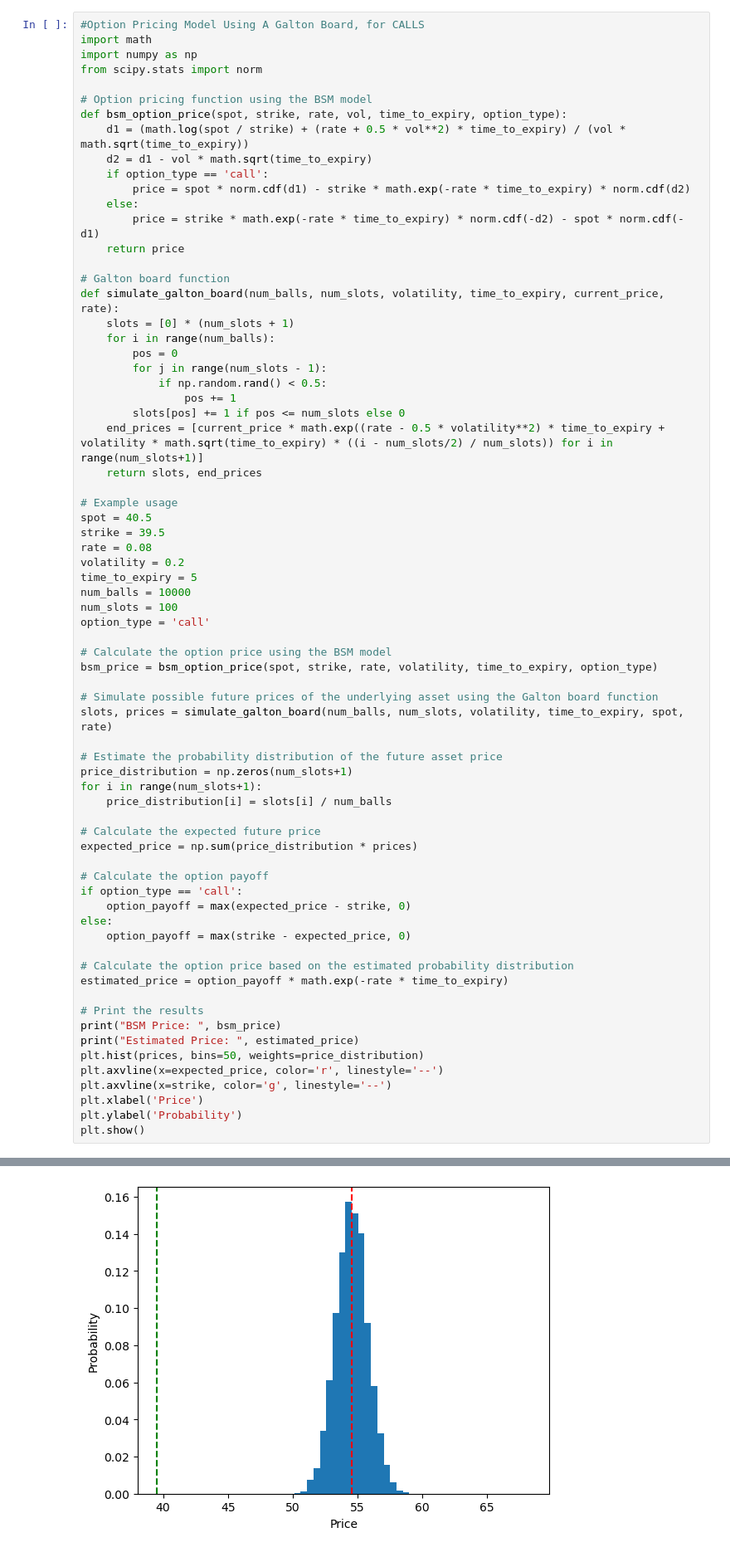
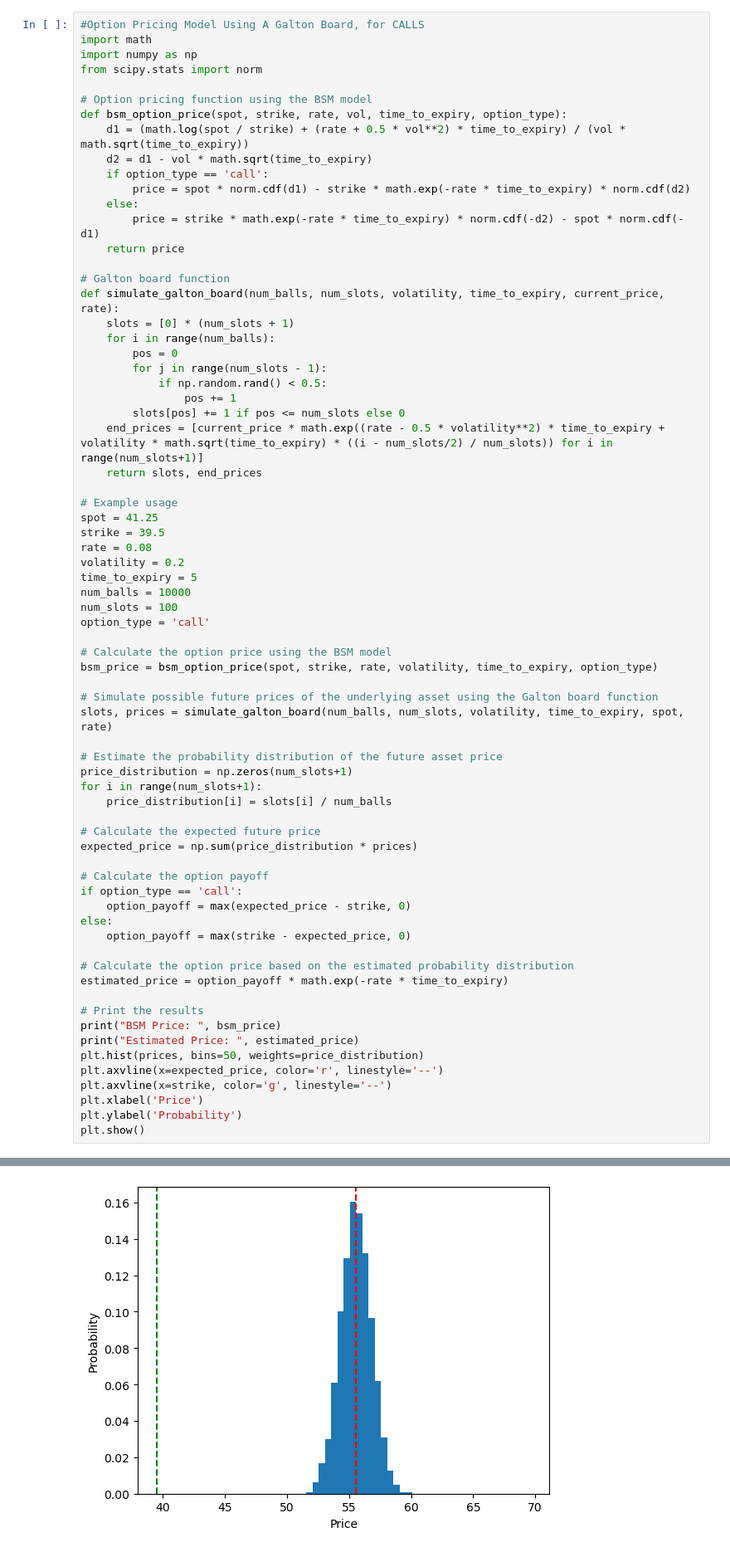
Before and after one commit to Photon1c/ChatGPT_GammaSandbox, a Jupyter notebook: jupyter_notebooks/financialanalysistools/Galton-Option-Pricing-Model.ipynb, the cells around one changed output, grey strips where cells are left out. Shown at 83% size. Saved outputs shown, nothing was run; the diff lists cells and outputs as text.

```diff
--- a/jupyter_notebooks/financialanalysistools/Galton-Option-Pricing-Model.ipynb
+++ b/jupyter_notebooks/financialanalysistools/Galton-Option-Pricing-Model.ipynb
@@ -27,7 +27,7 @@ def simulate_galton_board(num_balls, num_slots, volatility, time_to_expiry, curr
     return slots, end_prices
 
 # Example usage
-spot = 40.5
+spot = 41.25
 strike = 39.5
 rate = 0.08
 volatility = 0.2
@@ -74,4 +74,4 @@ Estimated Price:  10.09111855660211
-[figure, old version]
+[figure, new version]
 # %%
 #Option Pricing Model Using Galton Board, for PUTS
 import math
```
Also changed, not shown: parts of 2 cells of this notebook, 2 other files.
